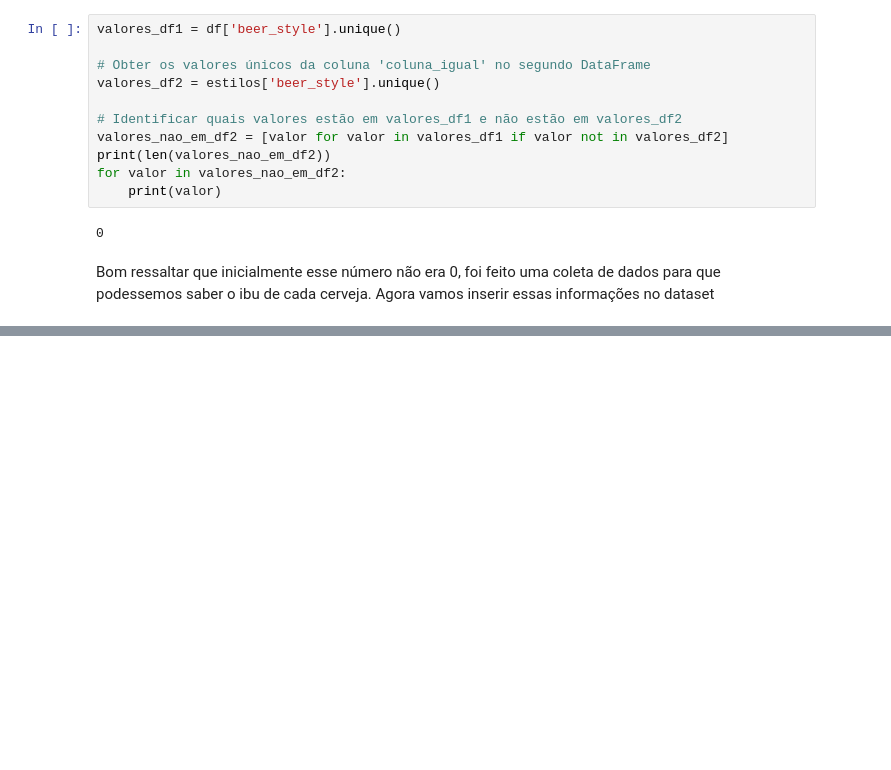
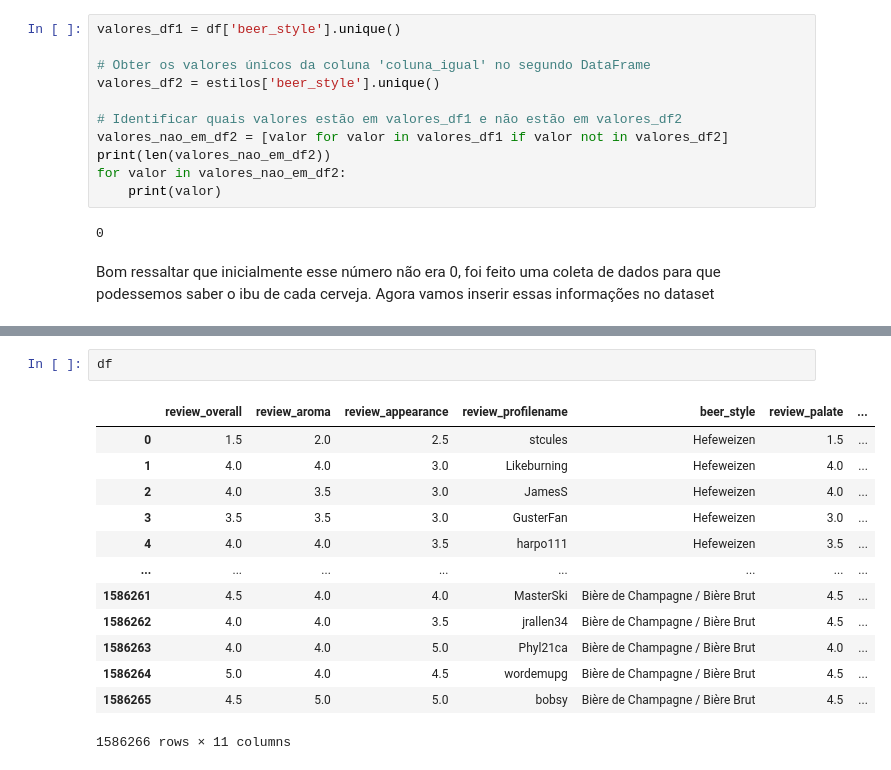
Before and after one commit to arturnovais/pad-recomendacao2023, a Jupyter notebook: pad.ipynb, the cells around one changed output, grey strips where cells are left out. Cells and saved outputs as stored; diff of their text form; blank space fills up the shorter version.

```diff
--- a/pad.ipynb
+++ b/pad.ipynb
@@ -323,0 +363,16 @@ df
+# %%
+df
+# %% [output]
+|  | review_overall | review_aroma | review_appearance | review_profilename | beer_style | review_palate | ... |
+| 0 | 1.5 | 2.0 | 2.5 | stcules | Hefeweizen | 1.5 | ... |
+| 1 | 4.0 | 4.0 | 3.0 | Likeburning | Hefeweizen | 4.0 | ... |
+| 2 | 4.0 | 3.5 | 3.0 | JamesS | Hefeweizen | 4.0 | ... |
+| 3 | 3.5 | 3.5 | 3.0 | GusterFan | Hefeweizen | 3.0 | ... |
+| 4 | 4.0 | 4.0 | 3.5 | harpo111 | Hefeweizen | 3.5 | ... |
+| ... | ... | ... | ... | ... | ... | ... | ... |
+| 1586261 | 4.5 | 4.0 | 4.0 | MasterSki | Bière de Champagne / Bière Brut | 4.5 | ... |
+| 1586262 | 4.0 | 4.0 | 3.5 | jrallen34 | Bière de Champagne / Bière Brut | 4.5 | ... |
+| 1586263 | 4.0 | 4.0 | 5.0 | Phyl21ca | Bière de Champagne / Bière Brut | 4.0 | ... |
+| 1586264 | 5.0 | 4.0 | 4.5 | wordemupg | Bière de Champagne / Bière Brut | 4.5 | ... |
+| 1586265 | 4.5 | 5.0 | 5.0 | bobsy | Bière de Champagne / Bière Brut | 4.5 | ... |
+1586266 rows × 11 columns
```
Also changed, not shown: parts of 34 cells of this notebook.
